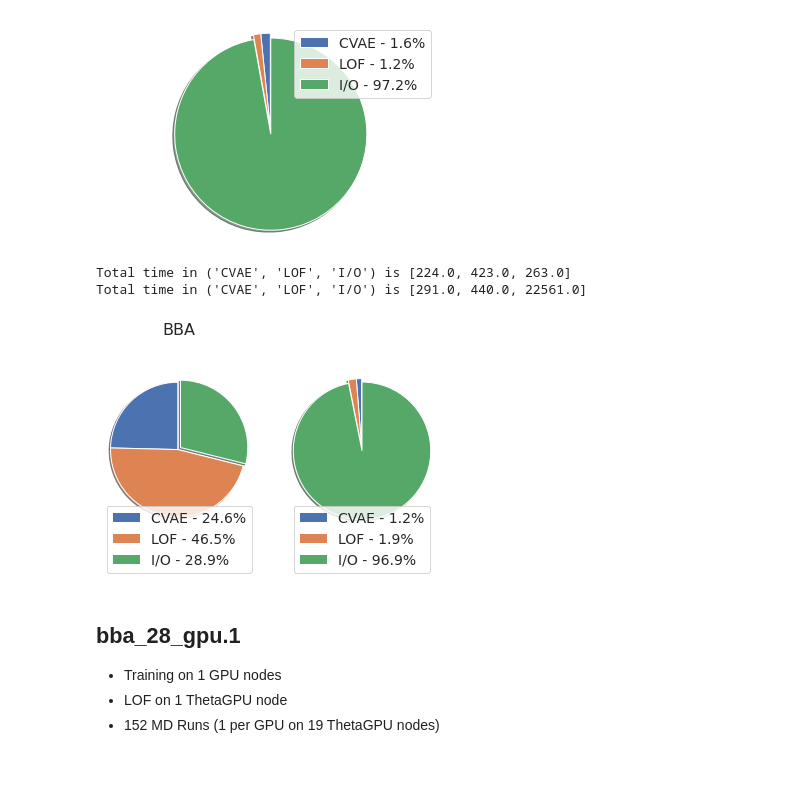
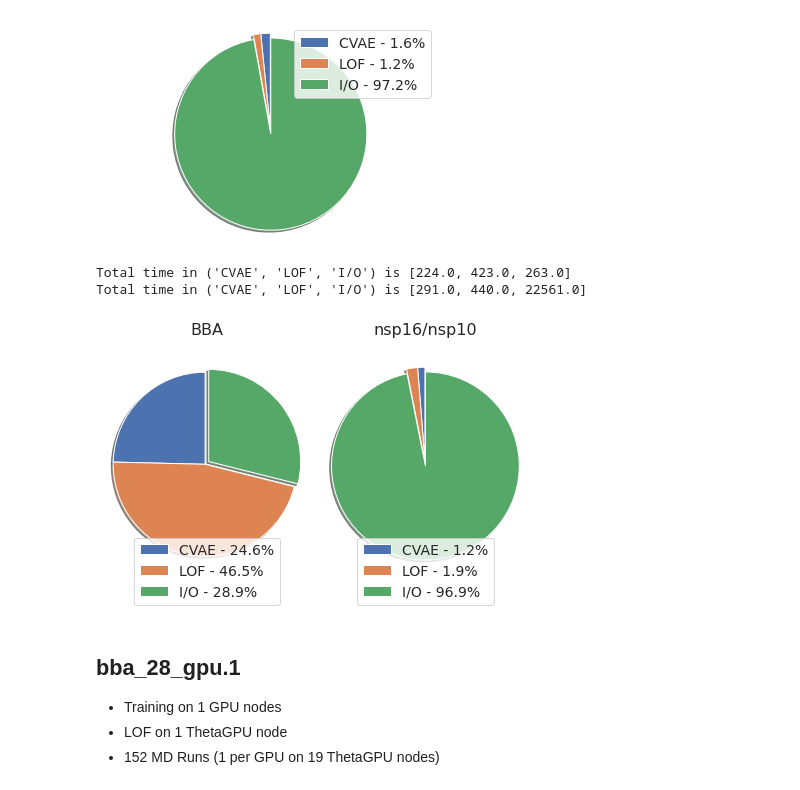
Before and after one commit to braceal/PASC21-Stream-AI-MD, a Jupyter notebook: misha.ipynb, the cells around one changed output. Saved outputs shown, nothing was run; the diff lists cells and outputs as text; code cells hidden in the pictures.

```diff
--- a/misha.ipynb
+++ b/misha.ipynb
@@ -56,13 +56,14 @@ Total time in ('CVAE', 'LOF', 'I/O') is [328.0, 250.0, 19924.0]
 [figure]
 [figure]
 # %%
-fig, axes = plt.subplots(ncols=2)
+fig, axes = plt.subplots(ncols=2, constrained_layout=True)
 draw_lof_profile("/projects/RL-fold/msalim/production-runs/pasc/bba_28_gpu.1/", ax=axes[0], legend_loc="lower center", legend_pos=(0.5, -0.1), title="BBA")
-draw_lof_profile("/projects/RL-fold/msalim/production-runs/pasc/nsp1016_448_cs1.3/", ax=axes[1], legend_loc="lower center", legend_pos=(0.5, -0.1))
+draw_lof_profile("/projects/RL-fold/msalim/production-runs/pasc/nsp1016_448_cs1.3/", ax=axes[1], legend_loc="lower center", legend_pos=(0.5, -0.1), title="nsp16/nsp10")
+save_fig("lof_profile_combined_bba_nsp")
 # %% [output]
 Total time in ('CVAE', 'LOF', 'I/O') is [224.0, 423.0, 263.0]
 Total time in ('CVAE', 'LOF', 'I/O') is [291.0, 440.0, 22561.0]
-[figure, old version]
+[figure, new version]
 # %% [markdown]
 ## bba_28_gpu.1
 
```
Also changed, not shown: 1 other file.
